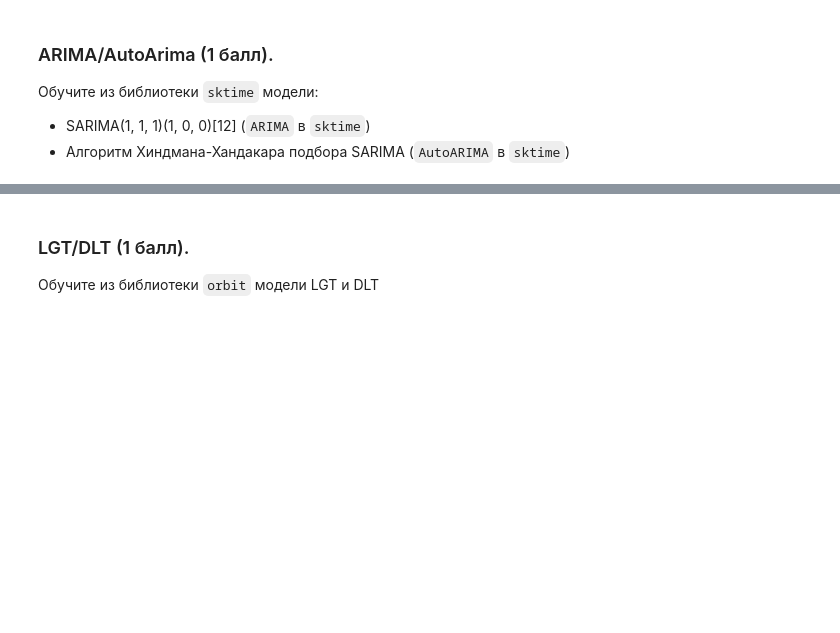
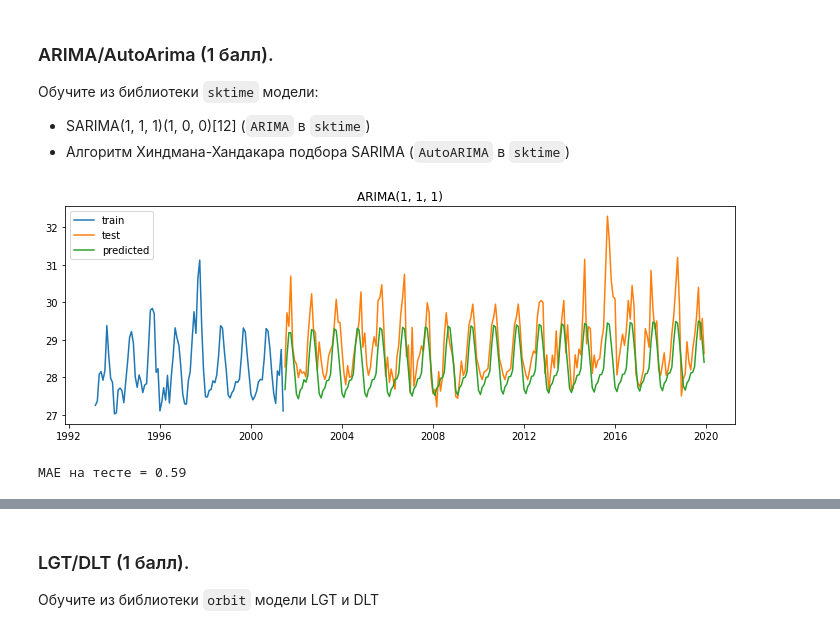
Before and after one commit to alyonabelenko/Courses, a Jupyter notebook: IAD4/homework-3/HW3.ipynb, the cells around one changed output, grey strips where cells are left out. Saved outputs shown, nothing was run; the diff lists cells and outputs as text; code cells hidden in the pictures; blank space fills up the shorter version.

```diff
--- a/IAD4/homework-3/HW3.ipynb
+++ b/IAD4/homework-3/HW3.ipynb
@@ -252,0 +275,8 @@ from sktime.forecasting.arima import ARIMA, AutoARIMA
+# %%
+forecaster = ARIMA(seasonal_order=(1, 1, 1, 12))
+forecaster.fit(ts1_train)
+predicted = forecaster.predict(fh=np.arange(1, len(ts1_test) + 1))
+compare_ts(ts1_train.iloc[-100:], ts1_test, predicted, "ARIMA(1, 1, 1)")
+# %% [output]
+[figure, added]
+MAE на тесте = 0.59
```
Also changed, not shown: parts of 20 cells of this notebook.
